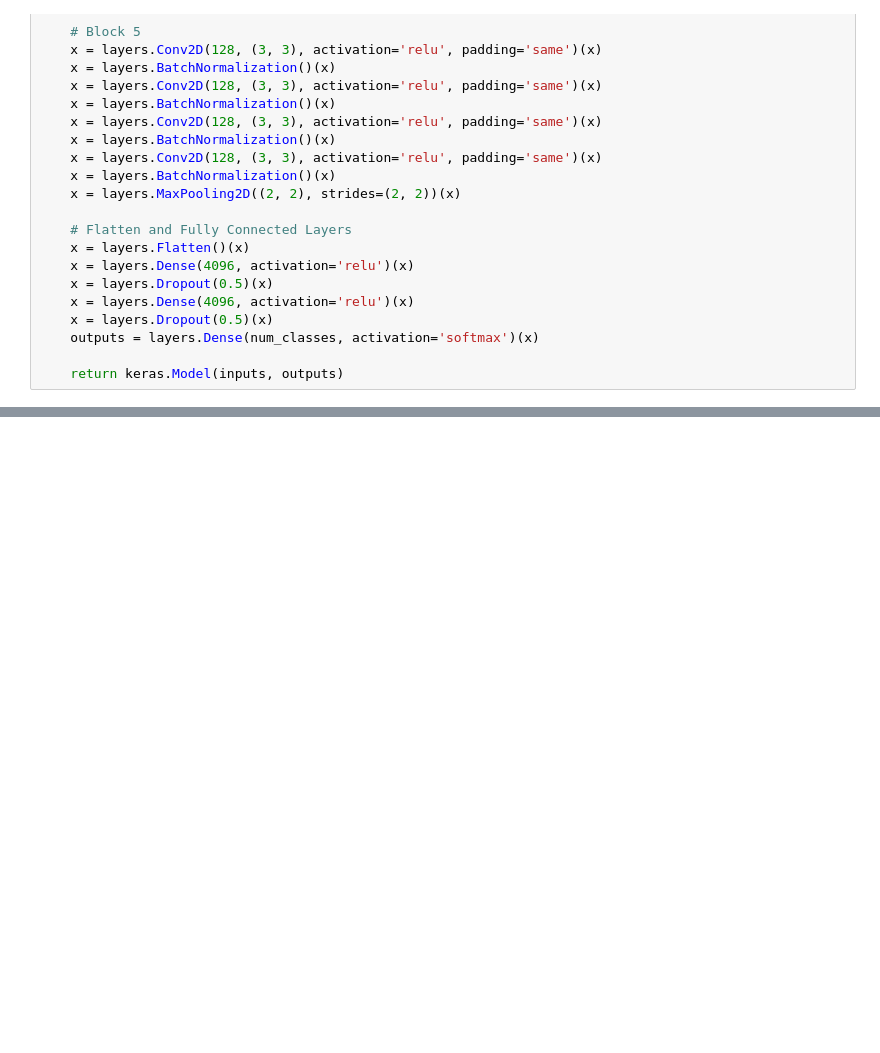
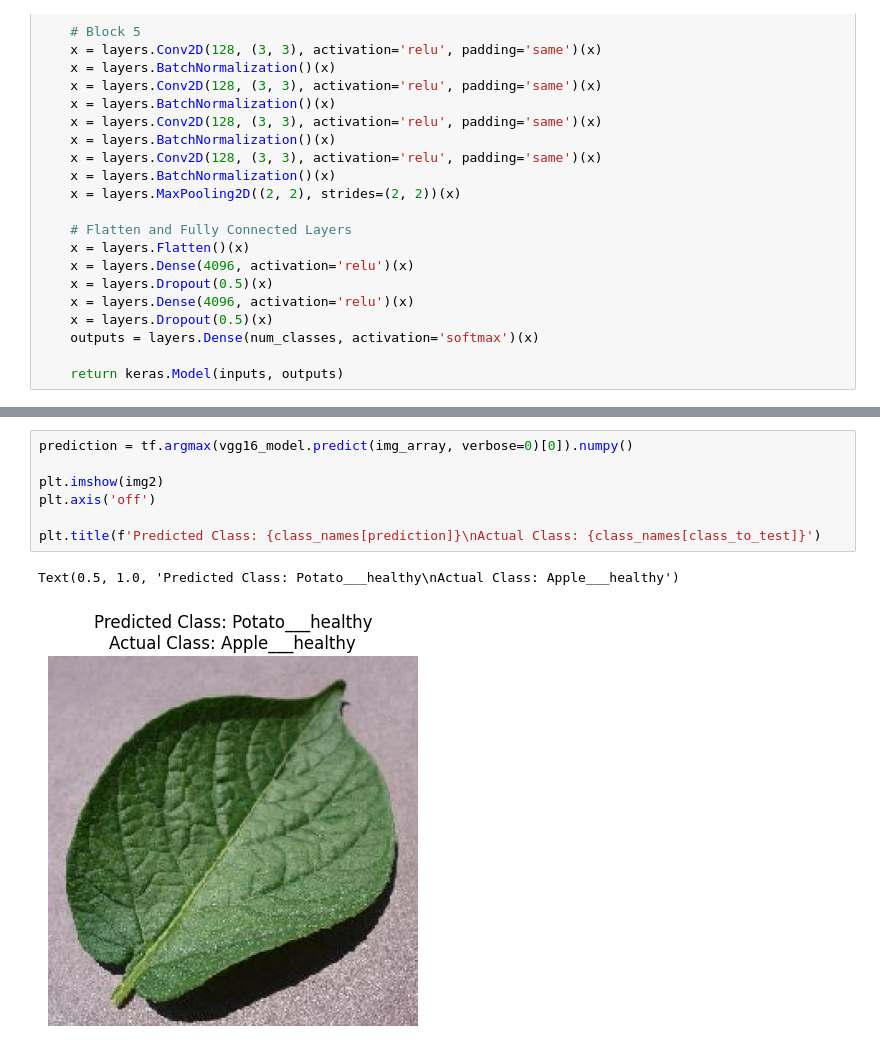
Before and after one commit to Fahd011/AI-project, a Jupyter notebook: Project.ipynb, the cells around one changed output, grey strips where cells are left out. Drawn from its saved outputs; the diff is of its cells as text; blank space fills up the shorter version.

```diff
--- a/Project.ipynb
+++ b/Project.ipynb
@@ -319,0 +422,10 @@ plt.title(f'Predicted Class: {class_names[prediction]}\nActual Class: {class_nam
+# %%
+prediction = tf.argmax(vgg16_model.predict(img_array, verbose=0)[0]).numpy()
+
+plt.imshow(img2)
+plt.axis('off')
+
+plt.title(f'Predicted Class: {class_names[prediction]}\nActual Class: {class_names[class_to_test]}')
+# %% [output]
+Text(0.5, 1.0, 'Predicted Class: Potato___healthy\nActual Class: Apple___healthy')
+[figure, added]
```
Also changed, not shown: parts of 16 cells of this notebook.
